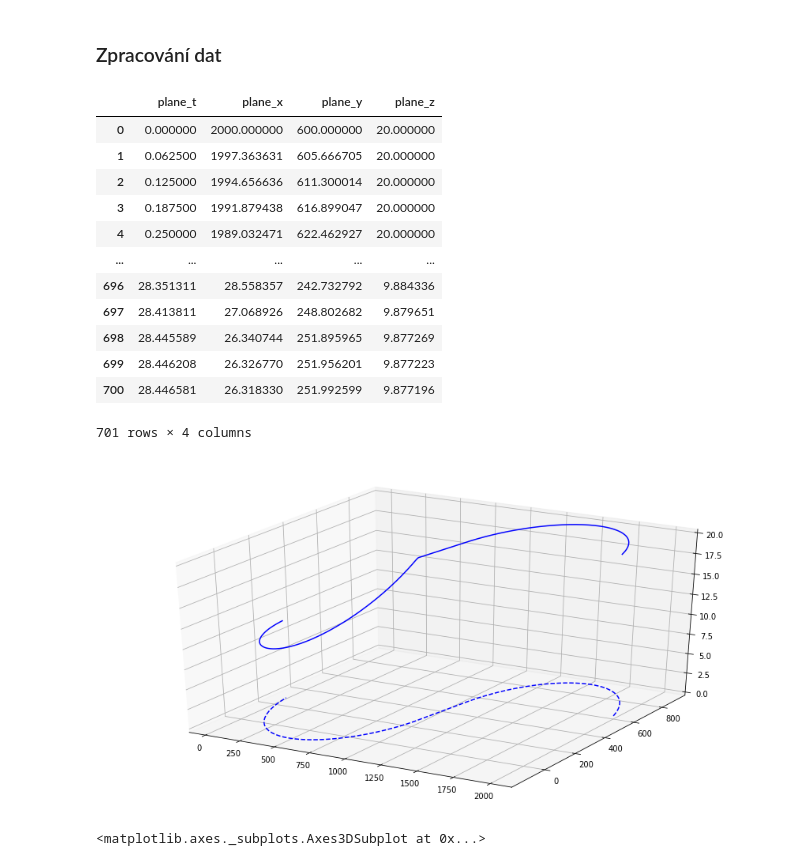
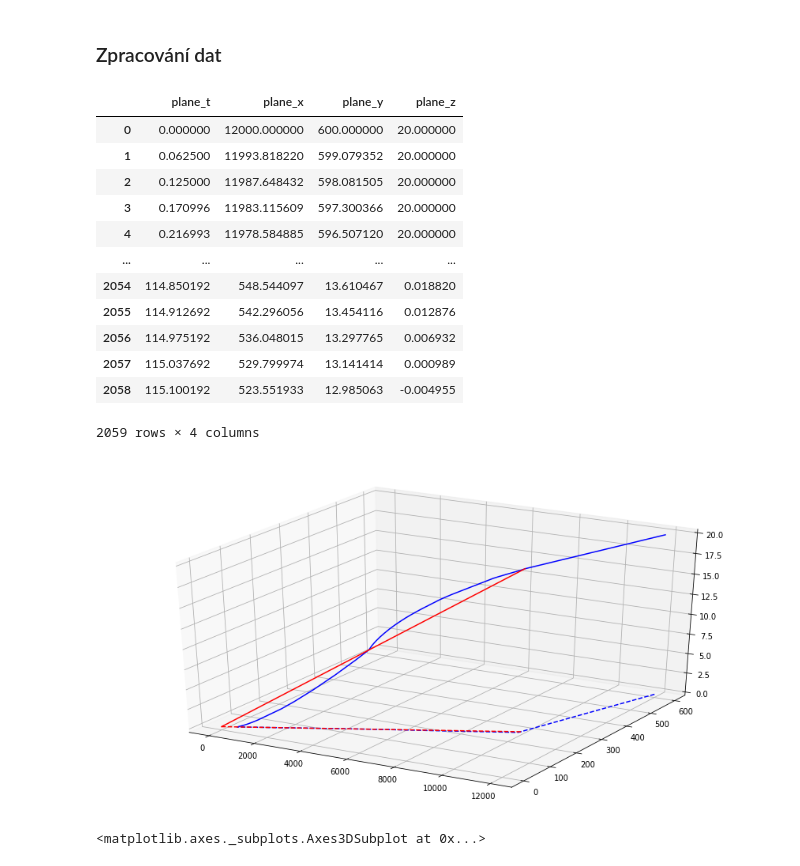
Before and after one commit to hrbolek/simodes, a Jupyter notebook: notebooks/examplesBcz.ipynb, the cells around one changed output. Drawn from its saved outputs; the diff is of its cells as text; code cells hidden in the pictures.

```diff
--- a/notebooks/examplesBcz.ipynb
+++ b/notebooks/examplesBcz.ipynb
@@ -90,10 +90,10 @@ print(currentState)
 # %% [markdown]
 ### Příprava modelu
 # %%
-pathForPlaneList = [[1000, 250, 20], [500, 125, 10], [0, 0, 0]]
+pathForPlaneList = [[10000, 250, 20], [5000, 125, 10], [0, 0, 0]]
 pathForPlane = iter(pathForPlaneList)
 # %%
-planeState0 = computeState(2000, 600, 20, 100, 0, 2)
+planeState0 = computeState(12000, 600, 20, 100, 0, -3)
 # %%
 planeModel = definePlane(pathToFlyThrough=pathForPlane)
 planeSolver = simpleODESolver(planeModel, 0, planeState0, 1e300, 0.0625)
@@ -121,8 +121,10 @@ results = []
 for index, currentResult in enumerate(sim.Run()):
     partialResult = dataSelector(currentResult)
     results.append(partialResult)
-    if index >= 700:
+    if index >= 10000:
         break
+    if (partialResult['plane_z'] < 0):
+      break
 # %% [markdown]
 ### Zpracování dat
 # %%
@@ -135,25 +137,31 @@ def displayData(data):
 displayData(results)
 # %% [output]
 |  | plane_t | plane_x | plane_y | plane_z |
-| 0 | 0.000000 | 2000.000000 | 600.000000 | 20.000000 |
-| 1 | 0.062500 | 1997.363631 | 605.666705 | 20.000000 |
-| 2 | 0.125000 | 1994.656636 | 611.300014 | 20.000000 |
-| 3 | 0.187500 | 1991.879438 | 616.899047 | 20.000000 |
-| 4 | 0.250000 | 1989.032471 | 622.462927 | 20.000000 |
+| 0 | 0.000000 | 12000.000000 | 600.000000 | 20.000000 |
+| 1 | 0.062500 | 11993.818220 | 599.079352 | 20.000000 |
+| 2 | 0.125000 | 11987.648432 | 598.081505 | 20.000000 |
+| 3 | 0.170996 | 11983.115609 | 597.300366 | 20.000000 |
+| 4 | 0.216993 | 11978.584885 | 596.507120 | 20.000000 |
 | ... | ... | ... | ... | ... |
-| 696 | 28.351311 | 28.558357 | 242.732792 | 9.884336 |
-| 697 | 28.413811 | 27.068926 | 248.802682 | 9.879651 |
-| 698 | 28.445589 | 26.340744 | 251.895965 | 9.877269 |
-| 699 | 28.446208 | 26.326770 | 251.956201 | 9.877223 |
-| 700 | 28.446581 | 26.318330 | 251.992599 | 9.877196 |
+| 2054 | 114.850192 | 548.544097 | 13.610467 | 0.018820 |
+| 2055 | 114.912692 | 542.296056 | 13.454116 | 0.012876 |
+| 2056 | 114.975192 | 536.048015 | 13.297765 | 0.006932 |
+| 2057 | 115.037692 | 529.799974 | 13.141414 | 0.000989 |
+| 2058 | 115.100192 | 523.551933 | 12.985063 | -0.004955 |
-701 rows × 4 columns
+2059 rows × 4 columns
 # %%
 getpx = lambda row: row['plane_x']
 getpy = lambda row: row['plane_y']
 get0 = lambda row: 0
 
+getPathx = lambda item: item[0]
+getPathy = lambda item: item[1]
+getPathz = lambda item: item[2]
+
 fig = plotData3D(results, x='plane_x', y='plane_y', z='plane_z', color='blue', showIt=False)
-plotData3D(results, x=getpx, y=getpy, z=get0, figure=fig, color='blue', ls='--')
+plotData3D(results, x=getpx, y=getpy, z=get0, figure=fig, color='blue', ls='--', showIt=False)
+plotData3D(pathForPlaneList, x=getPathx, y=getPathy, z=getPathz, figure=fig, color='red', showIt=False)
+plotData3D(pathForPlaneList, x=getPathx, y=getPathy, z=get0, figure=fig, color='red', ls='--')
 # %% [output]
-[figure, old version]
+[figure, new version]
 <matplotlib.axes._subplots.Axes3DSubplot at 0x...>
```
